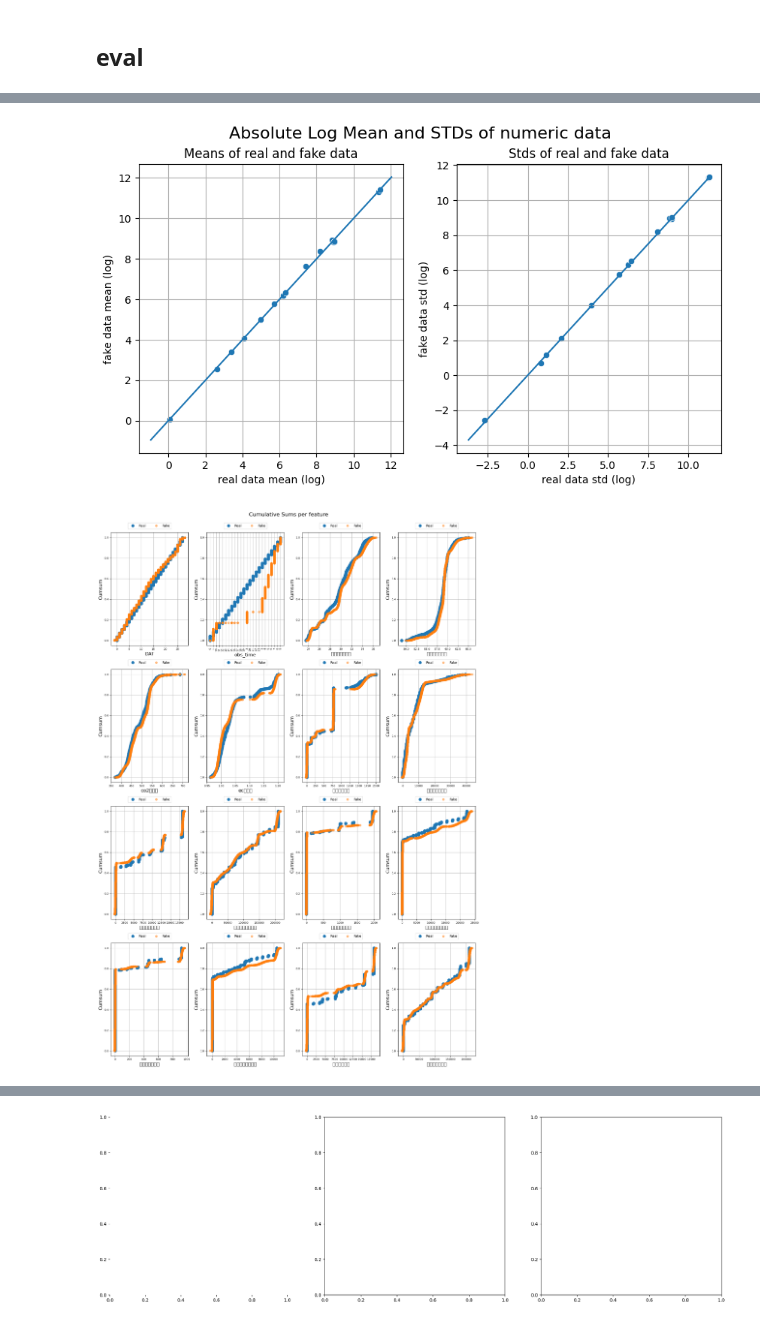
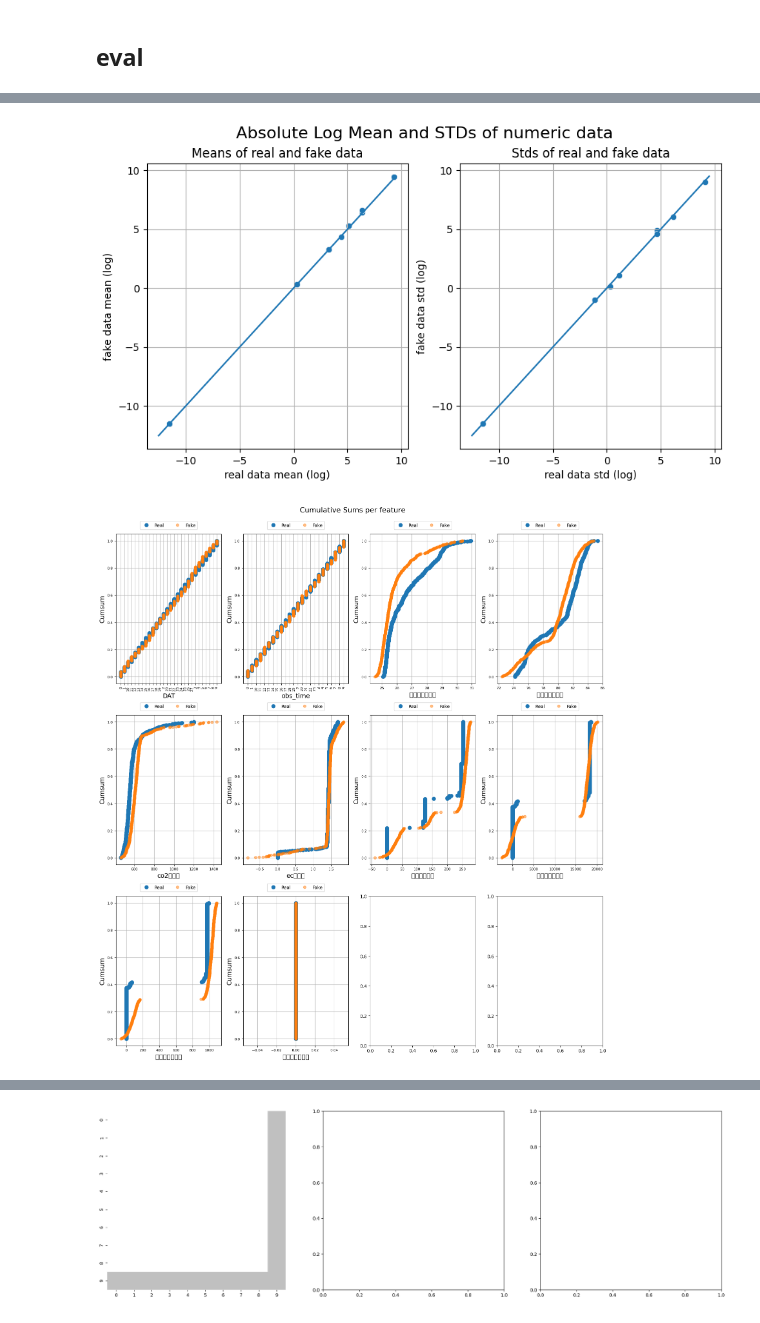
Before and after one commit to Myungbin/Lettuce-Growth-Environment-Prediction, a Jupyter notebook: code/baseline.ipynb, the cells around one changed output, grey strips where cells are left out. Cells and saved outputs as stored; diff of their text form; code cells hidden in the pictures.

```diff
--- a/code/baseline.ipynb
+++ b/code/baseline.ipynb
@@ -56,7 +56,6 @@ def ctgan_preprocessing(df): # input : case df
 
     # input df
     df['obs_time'] = df.index % 24
-    df = abs(df)
 
     # limit data range
     df.loc[(df['내부온도관측치'] > 40), '내부온도관측치'] = 40
@@ -68,6 +67,15 @@ def ctgan_preprocessing(df): # input : case df
     df.loc[(df['시간당적색광량'] > 120000), '시간당적색광량'] = 120000
     df.loc[(df['시간당청색광량'] > 120000), '시간당청색광량'] = 120000
     df.loc[(df['시간당총광량'] > 120000), '시간당총광량'] = 120000
+    df.loc[(df['내부온도관측치'] < 0), '내부온도관측치'] = 0
+    df.loc[(df['내부습도관측치'] < 0), '내부습도관측치'] = 0
+    df.loc[(df['co2관측치'] < 0), 'co2관측치'] = 0
+    df.loc[(df['ec관측치'] < 0), 'ec관측치'] = 0
+    df.loc[(df['시간당분무량'] < 0), '시간당분무량'] = 0
+    df.loc[(df['시간당백색광량'] < 0), '시간당백색광량'] = 0
+    df.loc[(df['시간당적색광량'] < 0), '시간당적색광량'] = 0
+    df.loc[(df['시간당청색광량'] < 0), '시간당청색광량'] = 0
+    df.loc[(df['시간당총광량'] < 0), '시간당총광량'] = 0
     df['시간당총광량'] = df['시간당청색광량'] + df['시간당백색광량'] + df['시간당적색광량']
 
     cols = df.columns
@@ -77,11 +85,13 @@ def ctgan_preprocessing(df): # input : case df
         col = cols[i]
 
         if '누적' in col:
-            df[col] = df.groupby((df.obs_time == 0).cumsum()).agg(cols[i - 1]).cumsum()
+            # df[col] = df.groupby((df.obs_time == 0).cumsum()).agg(cols[i - 1]).cumsum()
+            df.drop([col], axis=1, inplace=True)
 
+    df.drop(['시간당총광량'], axis=1, inplace=True)
     print(f'Done. (ctgan preprocessing {raw_shape} => {df.shape})')
 
-    return df # df_fin
+    return df
 # %%
 X_case_0 = ctgan_preprocessing(case_0)
 X_case_0
@@ -104,9 +114,9 @@ Done. (ctgan preprocessing (672, 16) => (672, 16))
 ## train
 # %%
 # category cols
-discrete_cols = ['obs_time']
+discrete_cols = ['DAT', 'obs_time']
 
 # ctgan
 model = CTGAN(verbose=True)
-model.fit(X_tr, discrete_cols, epochs=100)
+model.fit(X_case_0, discrete_cols, epochs=100)
 # %% [output]
@@ -139,9 +149,9 @@ load_model = load('../result/ctgan')
 ## eval
 # %%
 # generate samples based on learned model
-aug_samples = model.sample(10000)
+aug_samples = model.sample(X_case_0.shape[0])
 
 # result of sorted samples
 aug_samples.sort_values(by=['DAT', 'obs_time'], ascending=[True, True], inplace=True)
-aug_samples.head(2)
+aug_samples
 # %% [output]
@@ -156,9 +196,9 @@ X_tr.shape, aug_samples.shape
 # %%
-table_evaluator = TableEvaluator(X_tr, aug_samples, cat_cols=discrete_cols)
+table_evaluator = TableEvaluator(X_case_0, aug_samples, cat_cols=discrete_cols)
 try:
     table_evaluator.visual_evaluation()
 except:
     pass
 # %% [output]
-[figure, old version]
+[figure, new version]
-[figure, old version]
+[figure, new version]
@@ -166 +206 @@ except:
-[figure, old version]
+[figure, new version]
```
Also changed, not shown: parts of 6 cells of this notebook, 38 other files.
